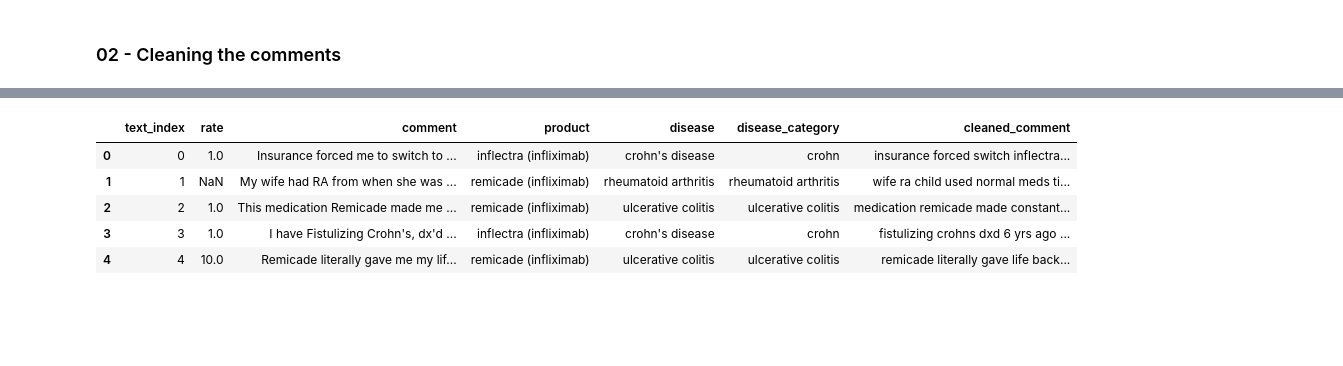
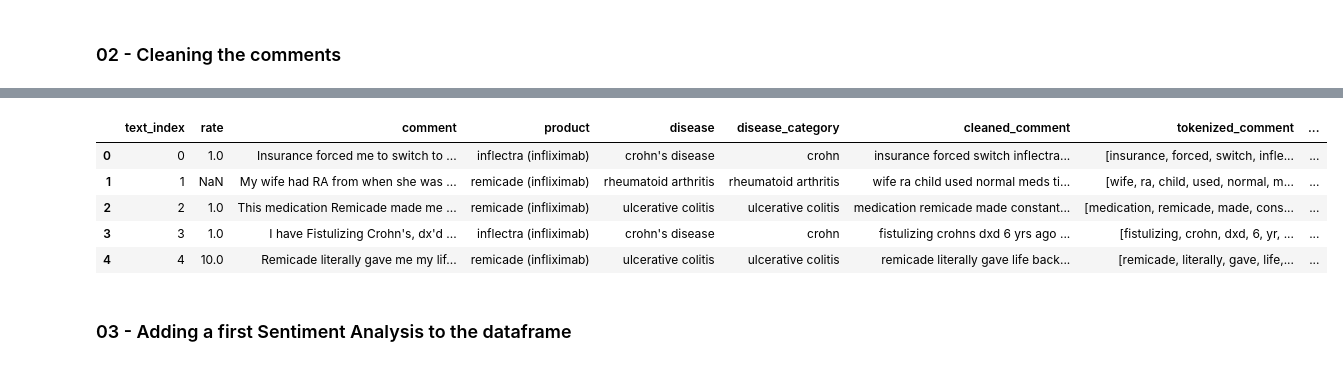
Before and after one commit to lolavtrc/quinten_healthcare, a Jupyter notebook: EDA.ipynb, the cells around one changed output, grey strips where cells are left out. Drawn from its saved outputs; the diff is of its cells as text; code cells hidden in the pictures; blank space fills up the shorter version.

Commit message:
Trying sentimental Analysis

```diff
--- a/EDA.ipynb
+++ b/EDA.ipynb
@@ -117,11 +120,15 @@ plt.show()
 # %% [markdown]
 ### 02 - Cleaning the comments
 # %%
+from nltk.stem import WordNetLemmatizer
+from nltk.corpus import stopwords
 nltk.download('stopwords')
+nltk.download('wordnet')
+lemmatizer = WordNetLemmatizer()
 
 def clean_comment(row):
     # To clean the comments
-    comment = row['comment'].lower() # Lower
+    comment = row['comment'].lower()
     comment = ''.join([char for char in comment if char not in string.punctuation]) # Delete ponctuation
     words = comment.split() # Split comment into words
     stop_words = set(stopwords.words('english'))
@@ -129,8 +136,31 @@ def clean_comment(row):
     cleaned_comment = ' '.join(words) # Join words in one cleaned comment
     return cleaned_comment
 
-df['cleaned_comment'] = df.apply(clean_comment, axis=1)
+def word_tokenization(row):
+    comment = row['cleaned_comment'].lower()
+    words = nltk.word_tokenize(comment)  # Tokenization
+    lemmatized_words = [lemmatizer.lemmatize(word) for word in words] # Lemmatization
+    return lemmatized_words
 
+def create_word_pairs(row):
+    tokenized_comment = row['tokenized_comment']
+    word_pairs = [" ".join([tokenized_comment[i], tokenized_comment[i+1]]) for i in range(len(tokenized_comment) - 1)]
+    return word_pairs
+
+def create_word_triplets(row):
+    tokenized_comment = row['tokenized_comment']
+    word_triplets = [" ".join([tokenized_comment[i], tokenized_comment[i+1], tokenized_comment[i+2]]) for i in range(len(tokenized_comment) - 2)]
+    return word_triplets
+
+def preprocessing_function(df):
+    df = df.copy()
+    df['cleaned_comment'] = df.apply(clean_comment, axis=1) # Removes stop words
+    df['tokenized_comment'] = df.apply(word_tokenization, axis=1) # Word tokenization and lemmatization
+    df['word_pairs'] = df.apply(create_word_pairs, axis=1)
+    df['word_triplets'] = df.apply(create_word_triplets, axis=1)
+    return df
+
+df = preprocessing_function(df)
 df.head()
 # %% [output]
 [nltk_data] Downloading package stopwords to
@@ -139,6 +171,8 @@ df.head()
-|  | text_index | rate | comment | product | disease | disease_category | cleaned_comment |
-| 0 | 0 | 1.0 | Insurance forced me to switch to ... | inflectra (infliximab) | crohn's disease | crohn | insurance forced switch inflectra... |
-| 1 | 1 | NaN | My wife had RA from when she was ... | remicade (infliximab) | rheumatoid arthritis | rheumatoid arthritis | wife ra child used normal meds ti... |
-| 2 | 2 | 1.0 | This medication Remicade made me ... | remicade (infliximab) | ulcerative colitis | ulcerative colitis | medication remicade made constant... |
-| 3 | 3 | 1.0 | I have Fistulizing Crohn's, dx'd ... | inflectra (infliximab) | crohn's disease | crohn | fistulizing crohns dxd 6 yrs ago ... |
-| 4 | 4 | 10.0 | Remicade literally gave me my lif... | remicade (infliximab) | ulcerative colitis | ulcerative colitis | remicade literally gave life back... |
+|  | text_index | rate | comment | product | disease | disease_category | cleaned_comment | tokenized_comment | ... |
+| 0 | 0 | 1.0 | Insurance forced me to switch to ... | inflectra (infliximab) | crohn's disease | crohn | insurance forced switch inflectra... | [insurance, forced, switch, infle... | ... |
+| 1 | 1 | NaN | My wife had RA from when she was ... | remicade (infliximab) | rheumatoid arthritis | rheumatoid arthritis | wife ra child used normal meds ti... | [wife, ra, child, used, normal, m... | ... |
+| 2 | 2 | 1.0 | This medication Remicade made me ... | remicade (infliximab) | ulcerative colitis | ulcerative colitis | medication remicade made constant... | [medication, remicade, made, cons... | ... |
+| 3 | 3 | 1.0 | I have Fistulizing Crohn's, dx'd ... | inflectra (infliximab) | crohn's disease | crohn | fistulizing crohns dxd 6 yrs ago ... | [fistulizing, crohn, dxd, 6, yr, ... | ... |
+| 4 | 4 | 10.0 | Remicade literally gave me my lif... | remicade (infliximab) | ulcerative colitis | ulcerative colitis | remicade literally gave life back... | [remicade, literally, gave, life,... | ... |
+# %% [markdown]
+### 03 - Adding a first Sentiment Analysis to the dataframe
```
Also changed, not shown: parts of 17 cells of this notebook, 2 other files.
